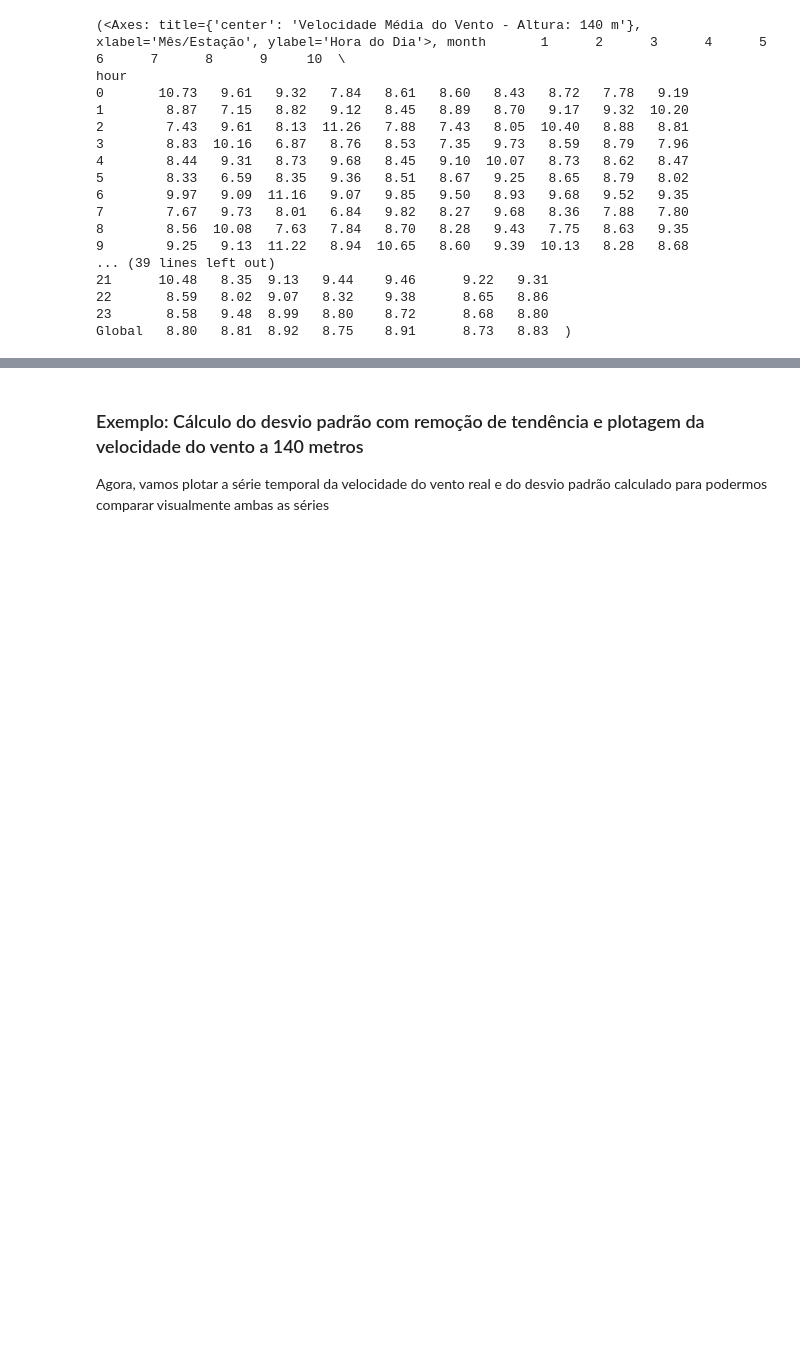
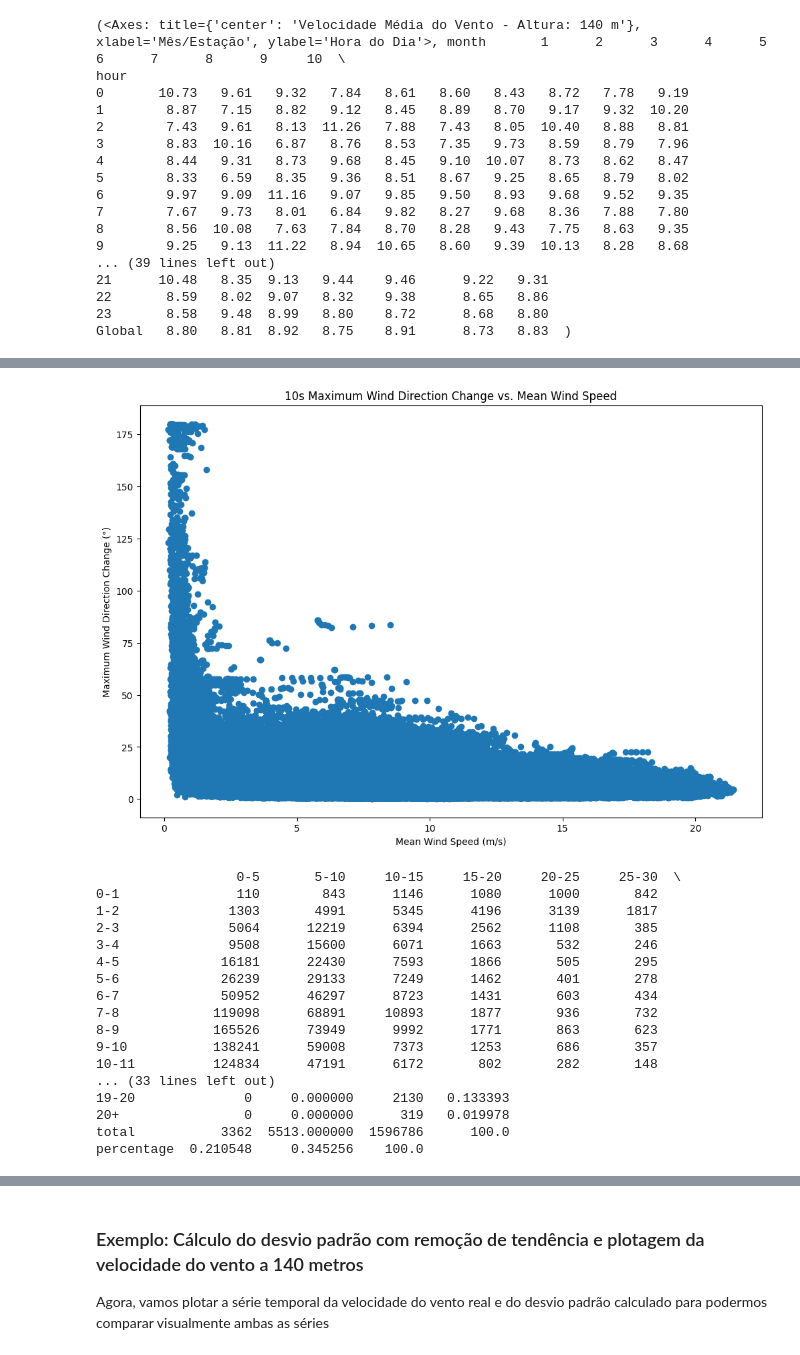
Before and after one commit to daniloceano/WindLab, a Jupyter notebook: docs/WindLab_tutorial.ipynb, the cells around one changed output, grey strips where cells are left out. Drawn from its saved outputs; the diff is of its cells as text; code cells hidden in the pictures; blank space fills up the shorter version.

```diff
--- a/docs/WindLab_tutorial.ipynb
+++ b/docs/WindLab_tutorial.ipynb
@@ -476 +507,33 @@ Global   8.80   8.81  8.92   8.75    8.91      8.73   8.83  )
+# %%
+from glob import glob
+
+# Carregar dados do WindCube a partir de arquivos .rtd
+files = sorted(glob("../testdata/2024/WLS*.rtd"))
+ds_202408 = WindDataAccessor.windcube(files, reference_height=40)
+
+# Gerar a tabela de máxima mudança de direção do vento e plotar os resultados
+height = 80  # Altura em metros
+ax, max_wind_change_table = ds_202408.wind_table.generate_maximum_wind_change_table(height, plot=True)
+
+# Exibir a tabela gerada
+print(max_wind_change_table)
+# %% [output]
+[figure, added]
+                  0-5       5-10     10-15     15-20     20-25     25-30  \
+0-1               110        843      1146      1080      1000       842
+1-2              1303       4991      5345      4196      3139      1817
+2-3              5064      12219      6394      2562      1108       385
+3-4              9508      15600      6071      1663       532       246
+4-5             16181      22430      7593      1866       505       295
+5-6             26239      29133      7249      1462       401       278
+6-7             50952      46297      8723      1431       603       434
+7-8            119098      68891     10893      1877       936       732
+8-9            165526      73949      9992      1771       863       623
+9-10           138241      59008      7373      1253       686       357
+10-11          124834      47191      6172       802       282       148
+... (33 lines left out)
+19-20              0     0.000000     2130   0.133393
+20+                0     0.000000      319   0.019978
+total           3362  5513.000000  1596786      100.0
+percentage  0.210548     0.345256    100.0
 # %% [markdown]
```
Also changed, not shown: parts of 24 cells of this notebook, 3 other files.
